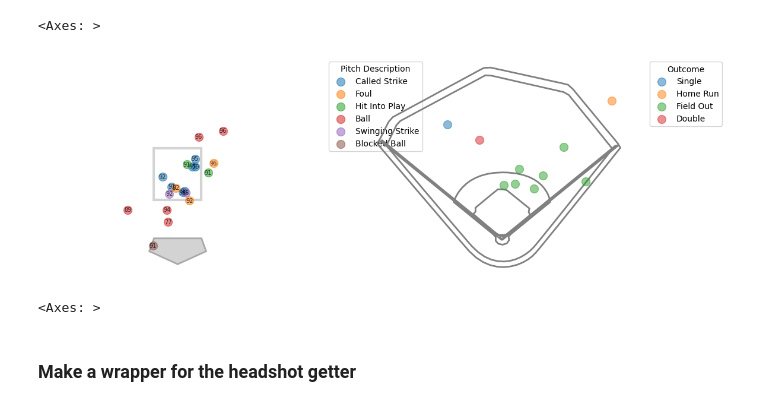
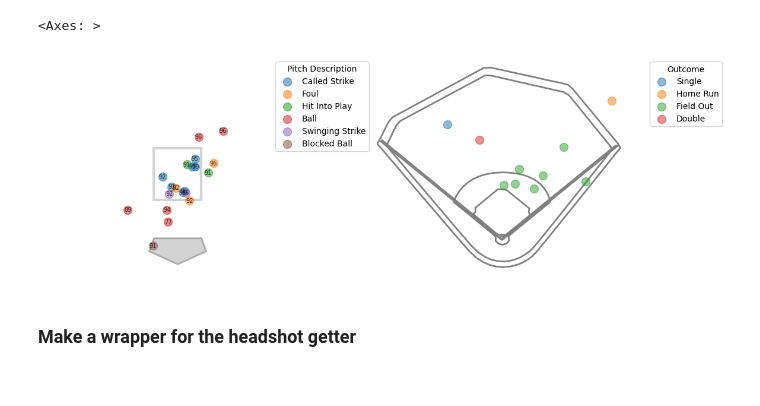
Before and after one commit to nicholson2208/three-true-outcomes, a Jupyter notebook: plotting.ipynb, the cells around one changed output. Drawn from its saved outputs; the diff is of its cells as text; code cells hidden in the pictures.

```diff
--- a/plotting.ipynb
+++ b/plotting.ipynb
@@ -264,7 +266,7 @@ def plot_strike_zone(pitch_df: pd.DataFrame, title: str = '', colorby: str = 'pi
 
     axis.axis('off')
 
-    axis.legend(handles=scatters, title=legend_title, bbox_to_anchor=(1.05, 1), loc='upper left')
+    axis.legend(handles=scatters, title=legend_title, bbox_to_anchor=(0.85, 1), loc='upper left')
     plt.title(title)
 
     #plt.show()
@@ -317,5 +321,5 @@ plot_strike_zone(df.iloc[:50], colorby = 'pitcher', annotation = "launch_speed")
 # %%
-def spraychart(data: pd.DataFrame, team_stadium: str, title: str = '', tooltips = None,  # pylint: disable=too-many-arguments
+def spraychart1(data: pd.DataFrame, team_stadium: str, title: str = '', tooltips = None,  # pylint: disable=too-many-arguments
                size: int = 100, colorby: str = 'events', legend_title: str = '', width: int = 500,
                height: int = 500, axis = None):
     """
@@ -380,11 +384,11 @@ def spraychart(data: pd.DataFrame, team_stadium: str, title: str = '', tooltips
 
     plt.legend(handles=scatters, title=legend_title, bbox_to_anchor=(1.05, 1), loc='upper left')
 
-    plt.draw()
+    #plt.draw()
 
-    plt.show()
+    #plt.show()
 
-    return base
+    #return base
 # %%
 spray_ax = spraychart(df.iloc[:50], "orioles", height = 400, width=400)
 # %% [output]
@@ -396,11 +400,10 @@ spray_ax
 # %%
 fig, (ax1, ax2) = plt.subplots(1, 2, figsize = (12.8, 4.8))
 plot_strike_zone(all_pitches.iloc[:20], colorby = 'description', annotation = "release_speed", axis = ax1)
 ax2.axis("off")
 
-spraychart(df.iloc[:50], "orioles", axis = ax2)
+spraychart1(df.iloc[:50], "orioles", axis = ax2)
 # %% [output]
-[figure, old version]
+[figure, new version]
-<Axes: >
 # %% [markdown]
 ### Make a wrapper for the headshot getter
```
Also changed, not shown: parts of 15 cells of this notebook, 4 other files.
